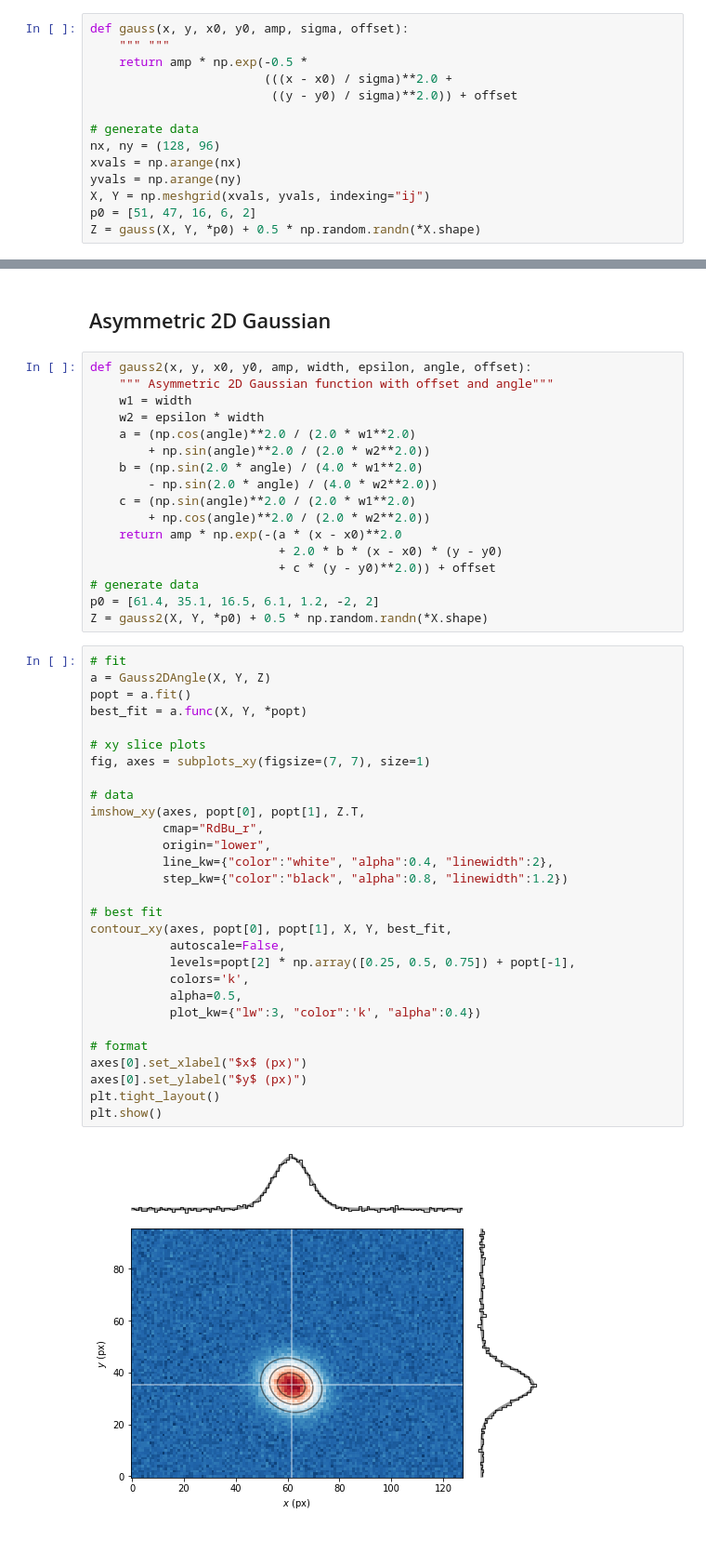
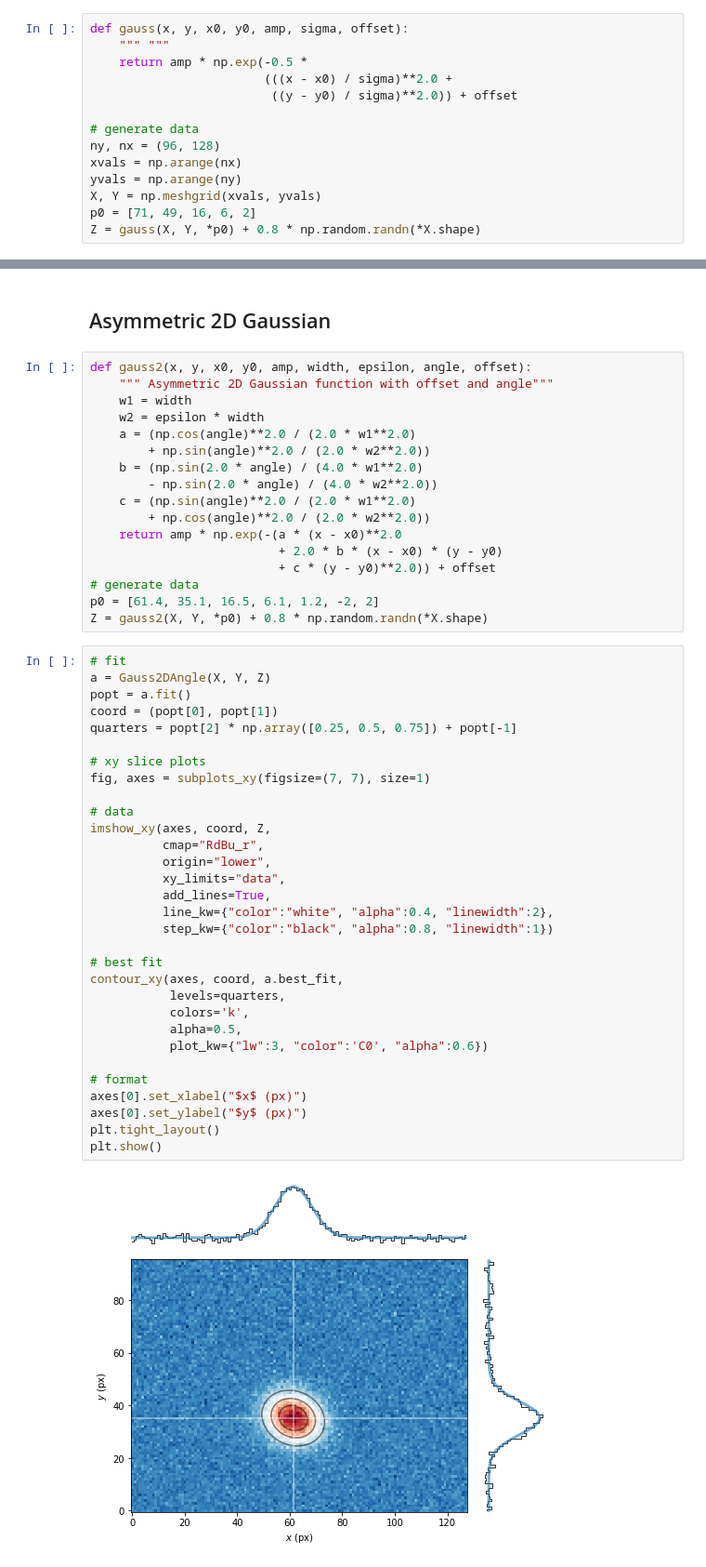
Before and after one commit to ad3ller/e11_analysis, a Jupyter notebook: notebooks/B)_Fit_images.ipynb, the cells around one changed output, grey strips where cells are left out. Shown at 93% size. Drawn from its saved outputs; the diff is of its cells as text; blank space fills up the shorter version.

Commit message:
xarray support for imshow_xy and contour_xy; indexing='xy' in fit._2D

```diff
--- a/notebooks/B)_Fit_images.ipynb
+++ b/notebooks/B)_Fit_images.ipynb
@@ -16,12 +16,12 @@ def gauss(x, y, x0, y0, amp, sigma, offset):
                          ((y - y0) / sigma)**2.0)) + offset
 
 # generate data
-nx, ny = (128, 96)
+ny, nx = (96, 128)
 xvals = np.arange(nx)
 yvals = np.arange(ny)
-X, Y = np.meshgrid(xvals, yvals, indexing="ij")
-p0 = [51, 47, 16, 6, 2]
-Z = gauss(X, Y, *p0) + 0.5 * np.random.randn(*X.shape)
+X, Y = np.meshgrid(xvals, yvals)
+p0 = [71, 49, 16, 6, 2]
+Z = gauss(X, Y, *p0) + 0.8 * np.random.randn(*X.shape)
 # %%
 # fit
 g = Gauss2D(X, Y, Z)
@@ -79,38 +81,40 @@ def gauss2(x, y, x0, y0, amp, width, epsilon, angle, offset):
                           + c * (y - y0)**2.0)) + offset
 # generate data
 p0 = [61.4, 35.1, 16.5, 6.1, 1.2, -2, 2]
-Z = gauss2(X, Y, *p0) + 0.5 * np.random.randn(*X.shape)
+Z = gauss2(X, Y, *p0) + 0.8 * np.random.randn(*X.shape)
 # %%
 # fit
 a = Gauss2DAngle(X, Y, Z)
 popt = a.fit()
-best_fit = a.func(X, Y, *popt)
+coord = (popt[0], popt[1])
+quarters = popt[2] * np.array([0.25, 0.5, 0.75]) + popt[-1]
 
 # xy slice plots
 fig, axes = subplots_xy(figsize=(7, 7), size=1)
 
 # data
-imshow_xy(axes, popt[0], popt[1], Z.T,
+imshow_xy(axes, coord, Z,
           cmap="RdBu_r",
           origin="lower",
+          xy_limits="data",
+          add_lines=True,
           line_kw={"color":"white", "alpha":0.4, "linewidth":2},
-          step_kw={"color":"black", "alpha":0.8, "linewidth":1.2})
+          step_kw={"color":"black", "alpha":0.8, "linewidth":1})
 
 # best fit
-contour_xy(axes, popt[0], popt[1], X, Y, best_fit,
-           autoscale=False,
-           levels=popt[2] * np.array([0.25, 0.5, 0.75]) + popt[-1],
+contour_xy(axes, coord, a.best_fit,
+           levels=quarters,
            colors='k',
            alpha=0.5,
-           plot_kw={"lw":3, "color":'k', "alpha":0.4})
+           plot_kw={"lw":3, "color":'C0', "alpha":0.6})
 
 # format
 axes[0].set_xlabel("$x$ (px)")
 axes[0].set_ylabel("$y$ (px)")
 plt.tight_layout()
 plt.show()
 # %% [output]
-[figure, old version]
+[figure, new version]
 # %%
 print(a.text())
 # %% [output]
```
Also changed, not shown: parts of 3 cells of this notebook, 3 other files.
